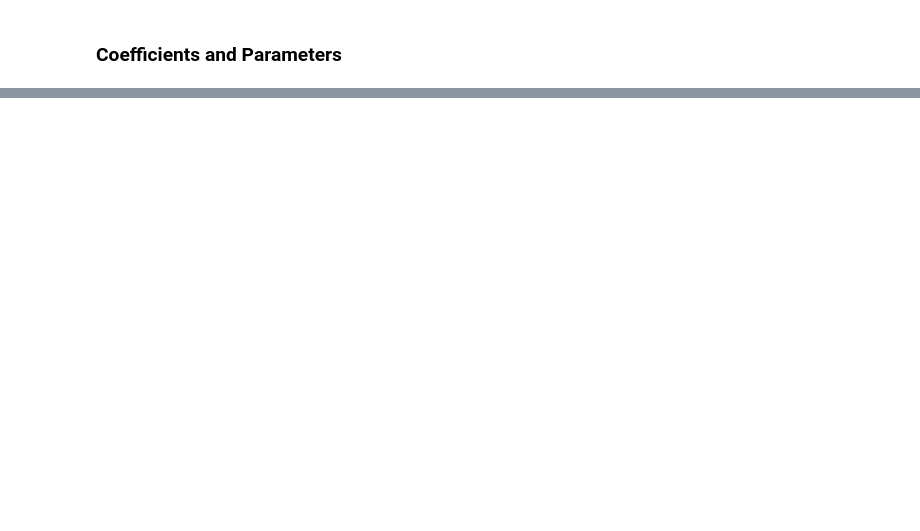
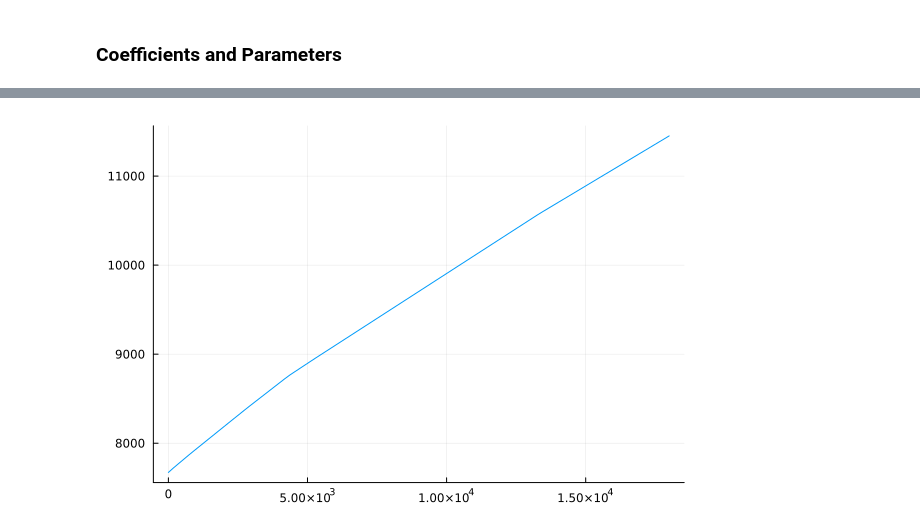
Before and after one commit to lennarthagemann/Code-Master-Thesis, a Jupyter notebook: DevelopmentMediumTerm.ipynb, the cells around one changed output, grey strips where cells are left out. Cells and saved outputs as stored; diff of their text form; code cells hidden in the pictures; blank space fills up the shorter version.

```diff
--- a/DevelopmentMediumTerm.ipynb
+++ b/DevelopmentMediumTerm.ipynb
@@ -91,0 +202,14 @@ end
+# %%
+plot = SDDP.SpaghettiPlot(simulations)
+SDDP.add_spaghetti(plot; title = "Reservoir") do sim
+    return sum(sim[:l][r].out for r in R)
+end
+SDDP.add_spaghetti(plot; title = "Production") do sim
+    return sum(sim[:w][k] for k in K)
+end
+SDDP.plot(
+    plot,
+    "spaghetti_plot.html";
+    # We need this to build the documentation. Set to true if running locally.
+    open = true,
+)
@@ -91,0 +221,4 @@ end
+# %%
+V = SDDP.ValueFunction(model_medium; node = 1)
+cost, price = SDDP.evaluate(V, Dict(Symbol("l[$(r)]") => r.maxvolume for r in R))
+println(cost)
@@ -91,0 +230,7 @@ end
+# %%
+bounds_1 = LinRange(0.0, R[1].currentvolume, 100)
+bounds_2 = LinRange(0.0, R[2].currentvolume, 100)
+println(bounds_1, bounds_2)
+println(R[1], R[2])
+f(x, y) = SDDP.evaluate(V, (Symbol("l[Holsmjon]") => y, Symbol("l[Flasjon]") => x))[1]
+surface(bounds_1, bounds_2, f, legend = false)
@@ -91,0 +241,6 @@ end
+# %%
+g(x) = SDDP.evaluate(V, (Symbol("l[Holsmjon]") => x, Symbol("l[Flasjon]") => 0.0))[1]
+
+Plots.plot(bounds_2, g, legend=false)
+# %% [output]
+[figure, added]
```
Also changed, not shown: parts of 16 cells of this notebook, 8 other files.
